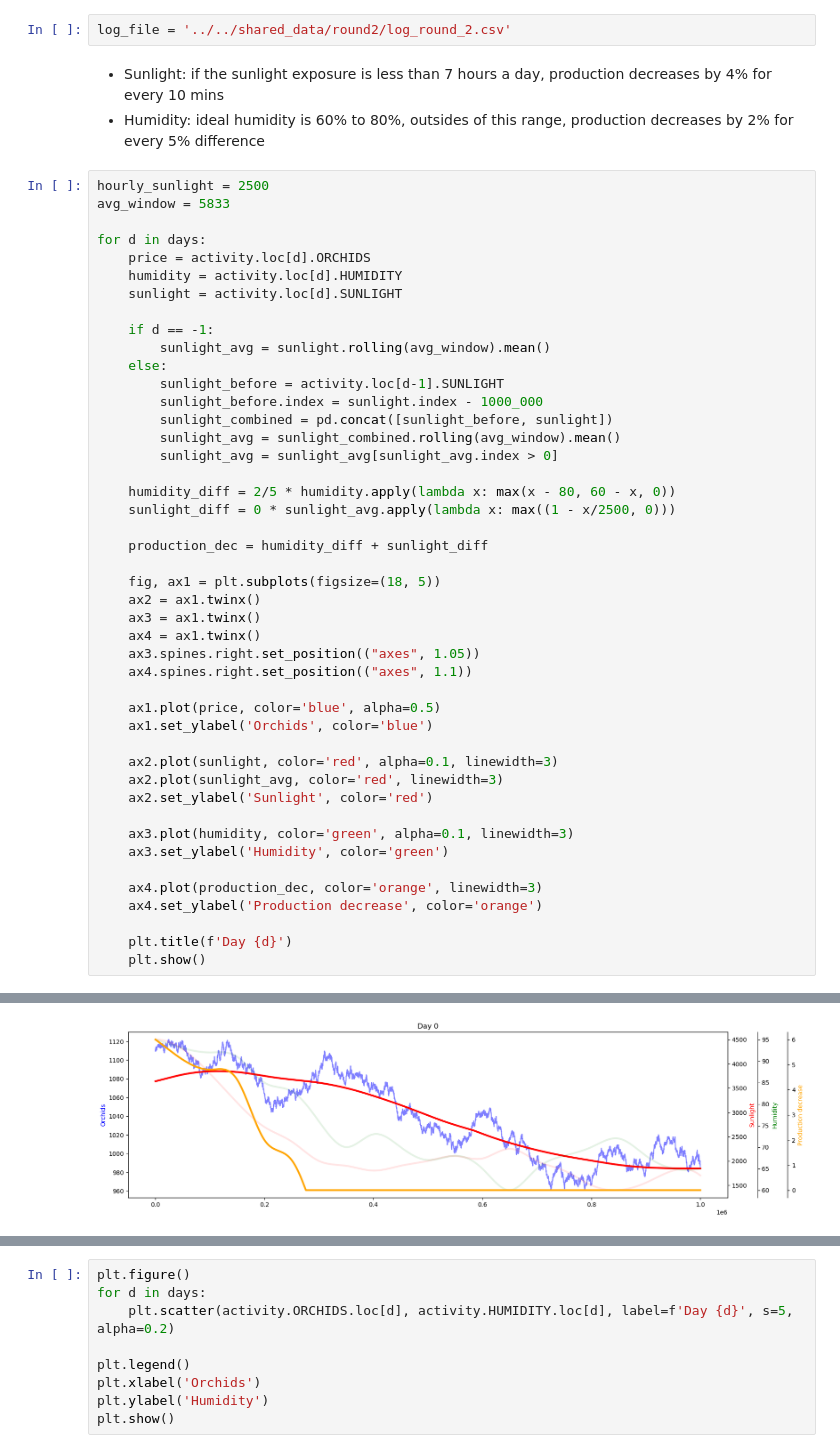
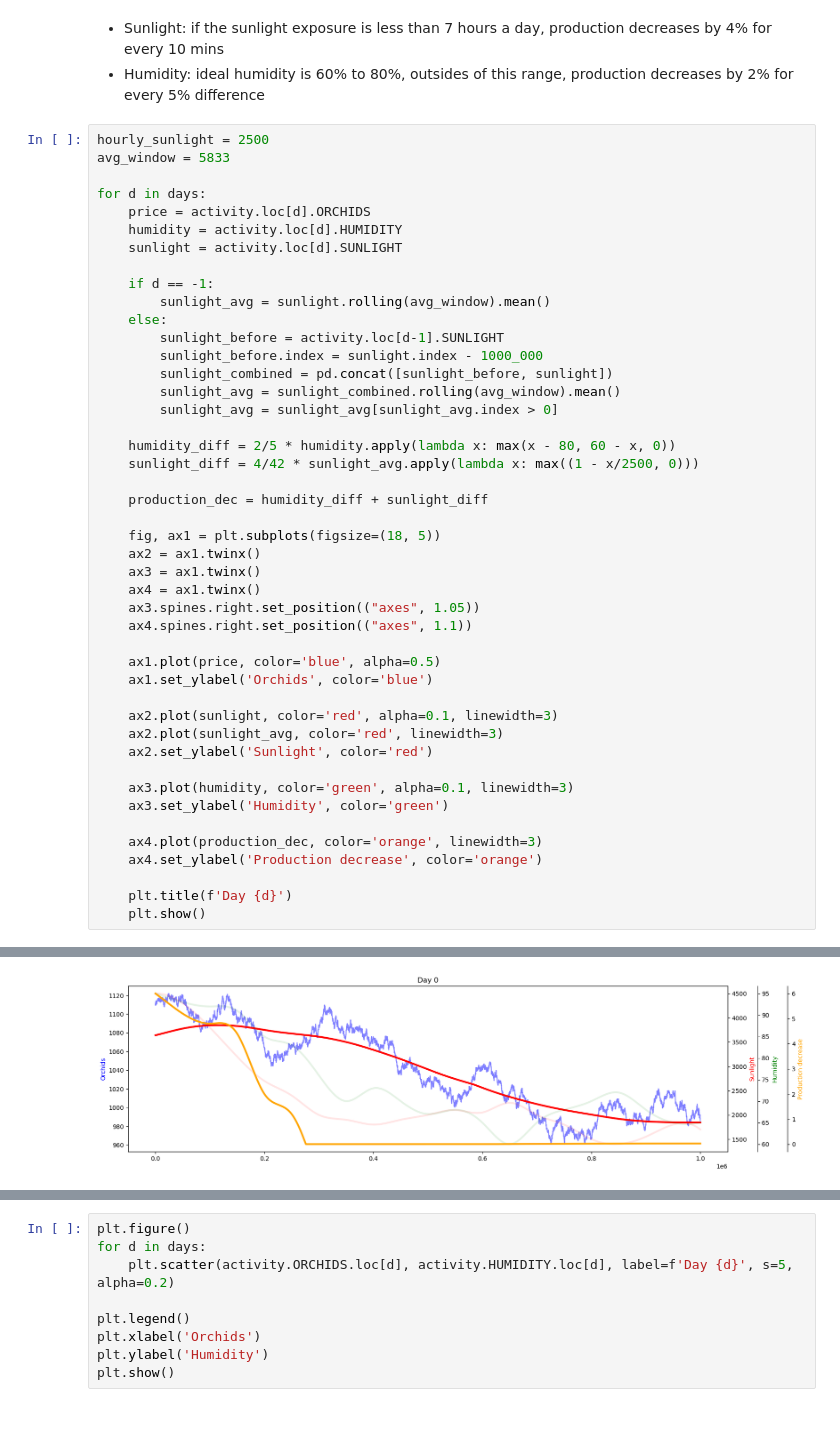
Before and after one commit to Meilism/IMC-Prosperity-Trading-Challenge, a Jupyter notebook: JM/analysis/data_analysis_ORCHIDS.ipynb, the cells around one changed output, grey strips where cells are left out. Saved outputs shown, nothing was run; the diff lists cells and outputs as text; blank space fills up the shorter version.

```diff
--- a/JM/analysis/data_analysis_ORCHIDS.ipynb
+++ b/JM/analysis/data_analysis_ORCHIDS.ipynb
@@ -20,8 +20,6 @@ activity.describe()
 | 50% | 1081.750000 | 1.300000 | 9.500000 | -2.600000 | 2498.066200 | 78.579020 |
 | 75% | 1195.750000 | 1.400000 | 10.500000 | -2.400000 | 3619.445200 | 86.771817 |
 | max | 1257.250000 | 2.100000 | 19.500000 | -2.000000 | 4513.986300 | 97.513270 |
-# %%
-log_file = '../../shared_data/round2/log_round_2.csv'
 # %% [markdown]
 - Sunlight: if the sunlight exposure is less than 7 hours a day, production decreases by 4% for every 10 mins
 - Humidity: ideal humidity is 60% to 80%, outsides of this range, production decreases by 2% for every 5% difference
@@ -44,32 +42,32 @@ for d in days:
         sunlight_avg = sunlight_avg[sunlight_avg.index > 0]
 
     humidity_diff = 2/5 * humidity.apply(lambda x: max(x - 80, 60 - x, 0))
-    sunlight_diff = 0 * sunlight_avg.apply(lambda x: max((1 - x/2500, 0)))
+    sunlight_diff = 4/42 * sunlight_avg.apply(lambda x: max((1 - x/2500, 0)))
 
     production_dec = humidity_diff + sunlight_diff
 
     fig, ax1 = plt.subplots(figsize=(18, 5))
     ax2 = ax1.twinx()
     ax3 = ax1.twinx()
     ax4 = ax1.twinx()
     ax3.spines.right.set_position(("axes", 1.05))
     ax4.spines.right.set_position(("axes", 1.1))
 
     ax1.plot(price, color='blue', alpha=0.5)
     ax1.set_ylabel('Orchids', color='blue')
 
     ax2.plot(sunlight, color='red', alpha=0.1, linewidth=3)
     ax2.plot(sunlight_avg, color='red', linewidth=3)
     ax2.set_ylabel('Sunlight', color='red')
 
     ax3.plot(humidity, color='green', alpha=0.1, linewidth=3)
     ax3.set_ylabel('Humidity', color='green')
 
     ax4.plot(production_dec, color='orange', linewidth=3)
     ax4.set_ylabel('Production decrease', color='orange')
 
     plt.title(f'Day {d}')
     plt.show()
 # %% [output]
 [figure]
-[figure, old version]
+[figure, new version]
```
Also changed, not shown: parts of 1 cell of this notebook, 4 other files.
